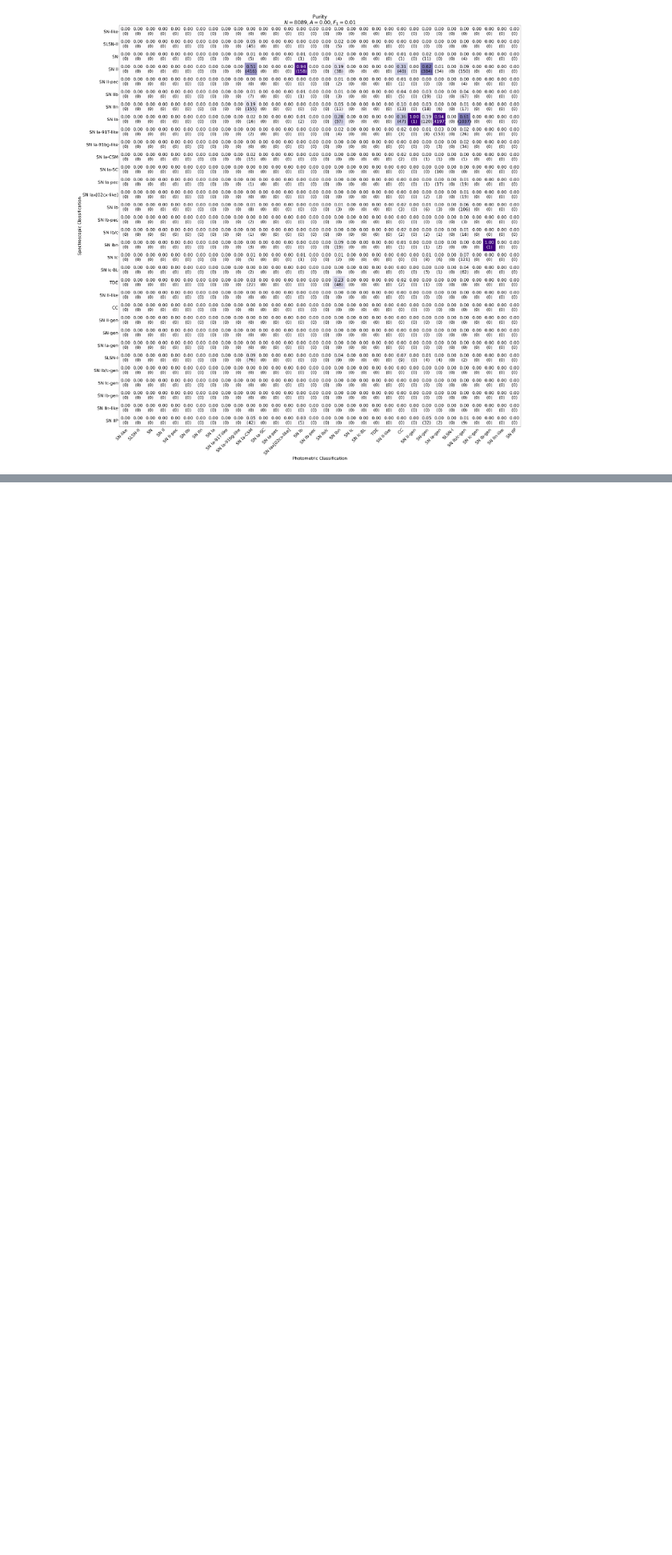
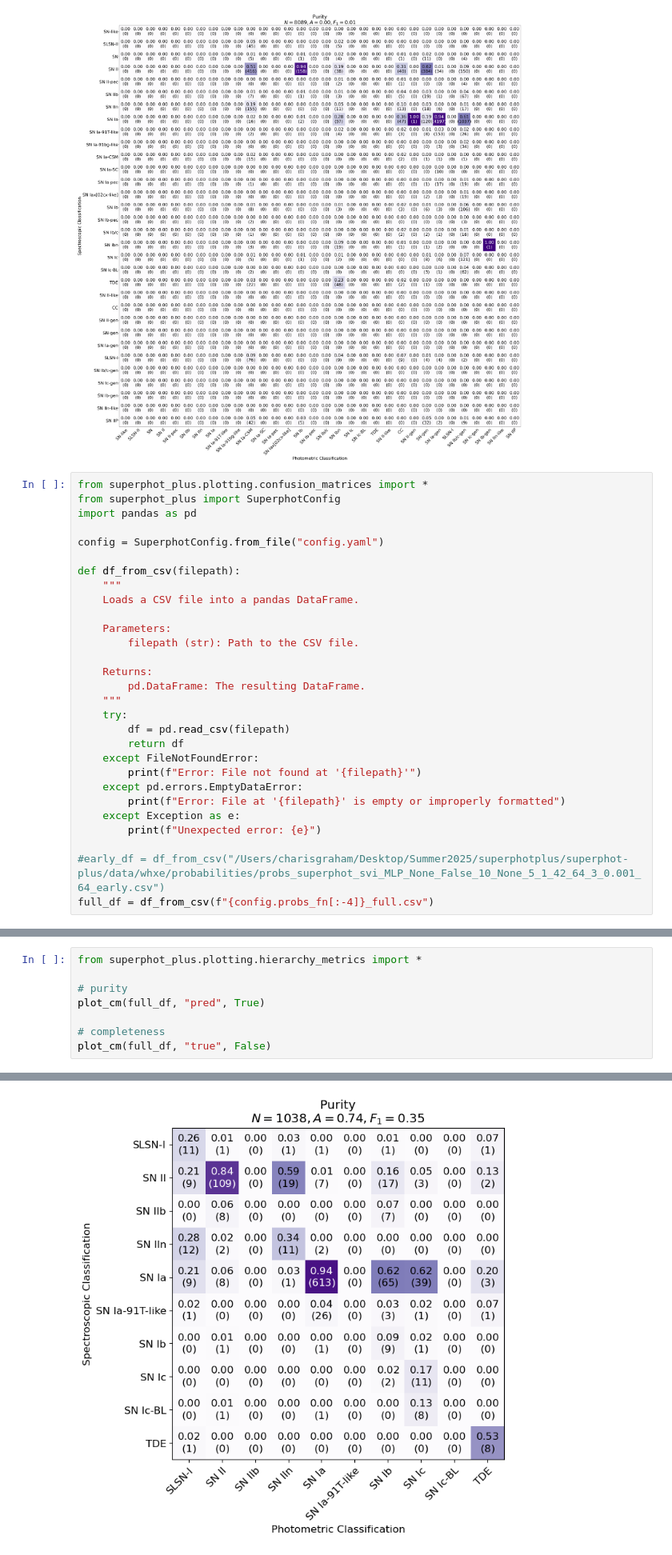
Before and after one commit to Charis-Graham/superphot-plus, a Jupyter notebook: docs/notebooks/play.ipynb, the cells around one changed output, grey strips where cells are left out. Shown at 80% size. Drawn from its saved outputs; the diff is of its cells as text; blank space fills up the shorter version.

```diff
--- a/docs/notebooks/play.ipynb
+++ b/docs/notebooks/play.ipynb
@@ -51,3 +51,32 @@ plot_matrices(config, full_df)
 # %% [output]
 [figure]
 [figure]
+# %%
+from superphot_plus.plotting.confusion_matrices import *
+from superphot_plus import SuperphotConfig
+import pandas as pd
+
+config = SuperphotConfig.from_file("config.yaml")
+
+def df_from_csv(filepath):
+    """
+    Loads a CSV file into a pandas DataFrame.
+
+    Parameters:
+        filepath (str): Path to the CSV file.
+
+    Returns:
+        pd.DataFrame: The resulting DataFrame.
+    """
+    try:
+        df = pd.read_csv(filepath)
+        return df
+    except FileNotFoundError:
+        print(f"Error: File not found at '{filepath}'")
+    except pd.errors.EmptyDataError:
+        print(f"Error: File at '{filepath}' is empty or improperly formatted")
+    except Exception as e:
+        print(f"Unexpected error: {e}")
+
+#early_df = df_from_csv("/Users/charisgraham/Desktop/Summer2025/superphotplus/superphot-plus/data/whxe/probabilities/probs_superphot_svi_MLP_None_False_10_None_5_1_42_64_3_0.001_64_early.csv")
+full_df = df_from_csv(f"{config.probs_fn[:-4]}_full.csv")
@@ -53,0 +95,9 @@ plot_matrices(config, full_df)
+# %%
+from superphot_plus.plotting.hierarchy_metrics import *
+
+# purity
+plot_cm(full_df, "pred", True)
+
+# completeness
+plot_cm(full_df, "true", False)
+# %% [output]
@@ -53,0 +110 @@ plot_matrices(config, full_df)
+[figure, added]
```
Also changed, not shown: parts of 3 cells of this notebook, 8 other files.
